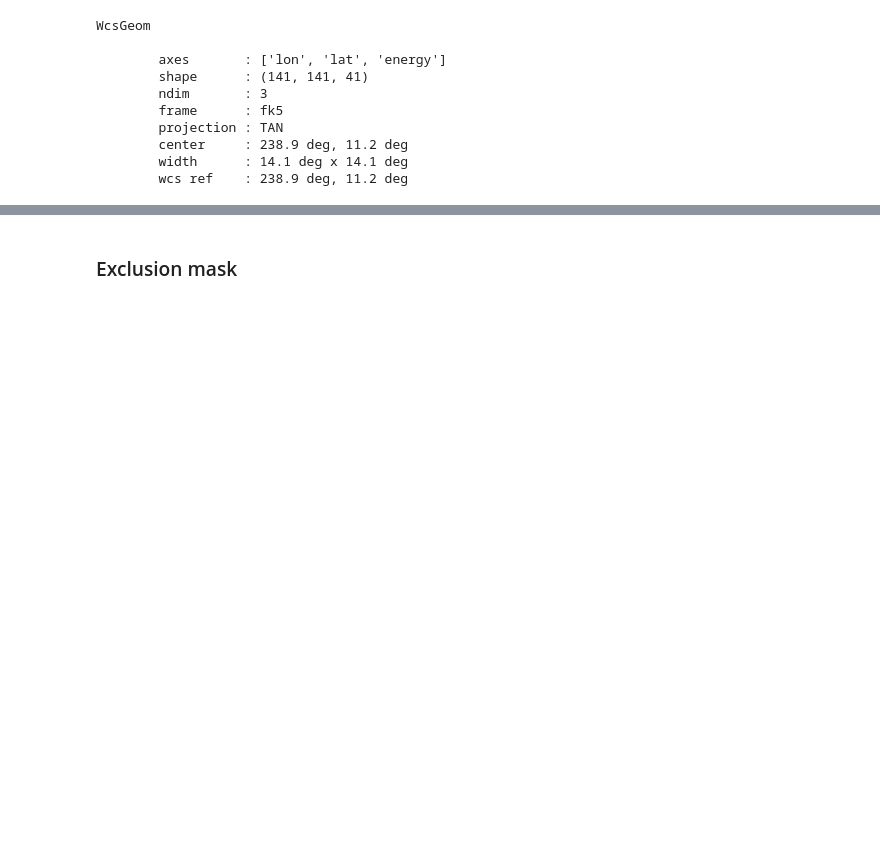
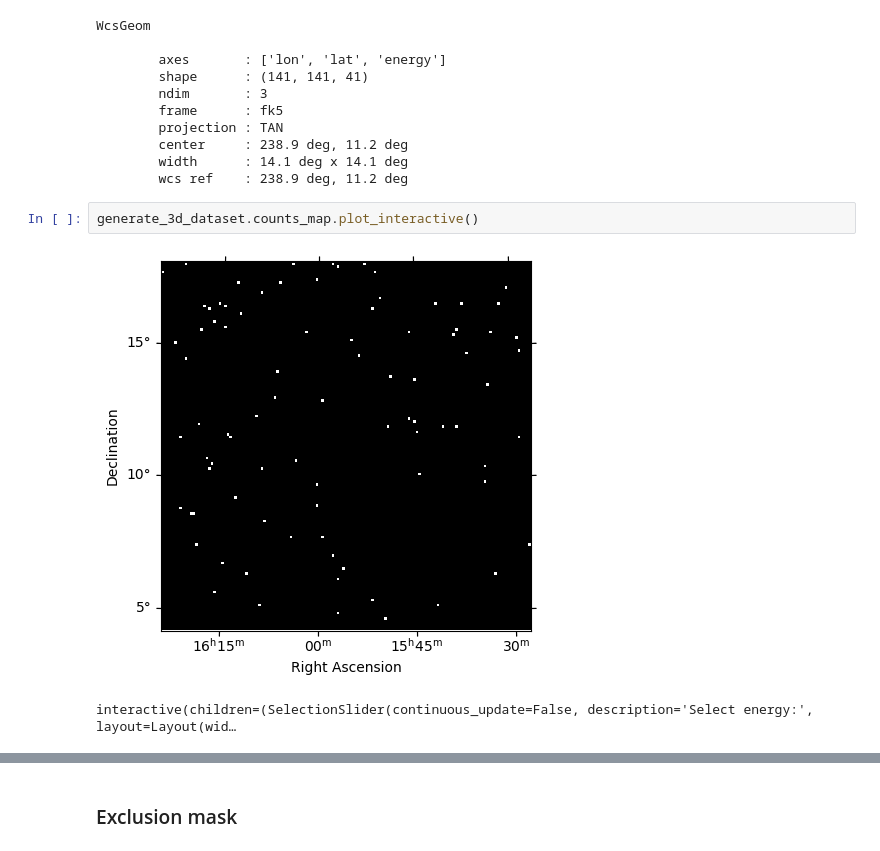
Before and after one commit to chaimain/asgardpy, a Jupyter notebook: notebooks/test_dataset_3d_step.ipynb, the cells around one changed output, grey strips where cells are left out. Cells and saved outputs as stored; diff of their text form; blank space fills up the shorter version.

```diff
--- a/notebooks/test_dataset_3d_step.ipynb
+++ b/notebooks/test_dataset_3d_step.ipynb
@@ -380,4 +410,9 @@ WcsGeom
         center     : 238.9 deg, 11.2 deg
         width      : 14.1 deg x 14.1 deg
         wcs ref    : 238.9 deg, 11.2 deg
+# %%
+generate_3d_dataset.counts_map.plot_interactive()
+# %% [output]
+[figure, added]
+interactive(children=(SelectionSlider(continuous_update=False, description='Select energy:', layout=Layout(wid…
 # %%
```
Also changed, not shown: parts of 42 cells of this notebook.
